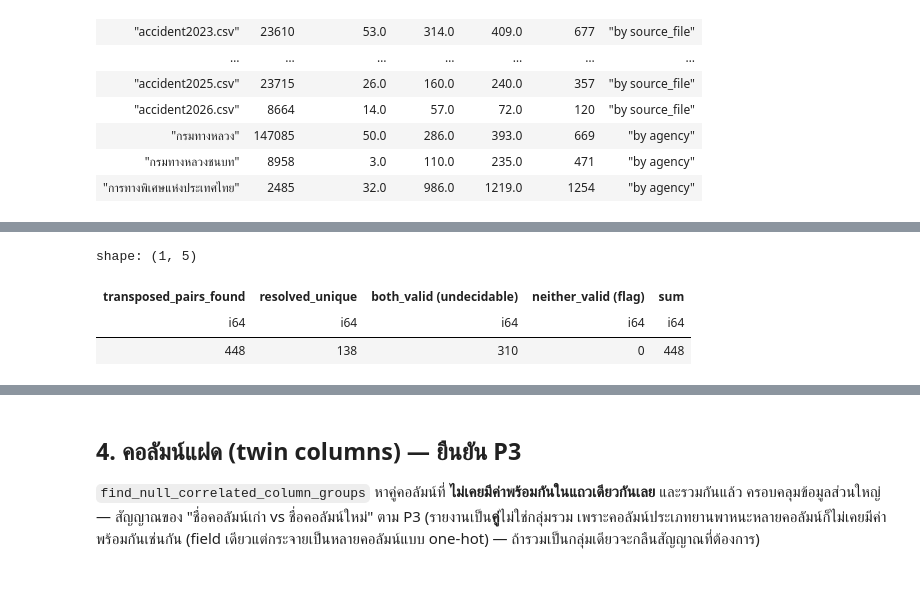
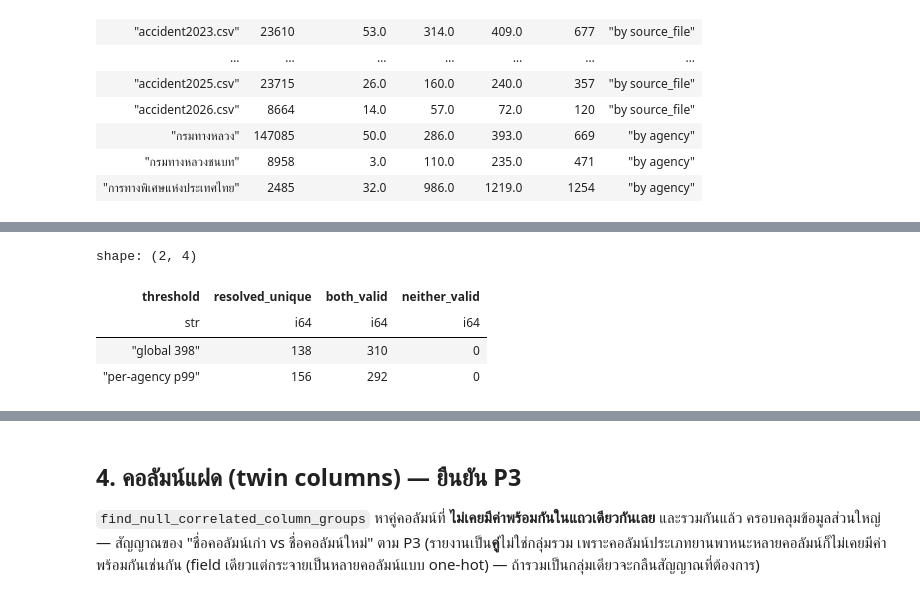
Before and after one commit to PhidPhew/car-insurance-accident-analysis, a Jupyter notebook: notebooks/01_data_profiling.ipynb, the cells around one changed output, grey strips where cells are left out. Drawn from its saved outputs; the diff is of its cells as text; code cells hidden in the pictures.

```diff
--- a/notebooks/01_data_profiling.ipynb
+++ b/notebooks/01_data_profiling.ipynb
@@ -479,35 +575,48 @@ shape: (11, 7)
 # %%
-REPORT_LAG_THRESHOLD_DAYS = 398  # p99 of observed distribution, see above (not the invented 90)
-
 transposed_keys = find_transposed_date_string_pairs(
     accidents_raw.filter(pl.col("ACC_CODE").is_not_null()), "ACC_CODE", "วันที่เกิดเหตุ"
 )
 
-discrimination = discriminate_transposed_date_pairs(
+discrimination_global = discriminate_transposed_date_pairs(
     accidents_raw.filter(pl.col("ACC_CODE").is_not_null()),
     "ACC_CODE",
     transposed_keys,
     "วันที่เกิดเหตุ",
     "วันที่รายงาน",
     month_first=True,
-    max_report_lag_days=REPORT_LAG_THRESHOLD_DAYS,
+    max_report_lag_days=398,
+)
+
+discrimination_per_agency = discriminate_transposed_date_pairs(
+    accidents_raw.filter(pl.col("ACC_CODE").is_not_null()),
+    "ACC_CODE",
+    transposed_keys,
+    "วันที่เกิดเหตุ",
+    "วันที่รายงาน",
+    month_first=True,
+    max_report_lag_days=thresholds_by_agency,
+    threshold_group_column="หน่วยงาน",
 )
 
 pl.DataFrame(
     [
         {
-            "transposed_pairs_found": len(transposed_keys),
-            "resolved_unique": discrimination.resolved_unique,
-            "both_valid (undecidable)": discrimination.both_valid,
-            "neither_valid (flag)": discrimination.neither_valid,
-            "sum": discrimination.resolved_unique
-            + discrimination.both_valid
-            + discrimination.neither_valid,
-        }
+            "threshold": "global 398",
+            "resolved_unique": discrimination_global.resolved_unique,
+            "both_valid": discrimination_global.both_valid,
+            "neither_valid": discrimination_global.neither_valid,
+        },
+        {
+            "threshold": "per-agency p99",
+            "resolved_unique": discrimination_per_agency.resolved_unique,
+            "both_valid": discrimination_per_agency.both_valid,
+            "neither_valid": discrimination_per_agency.neither_valid,
+        },
     ]
 )
 # %% [output]
-shape: (1, 5)
+shape: (2, 4)
-| transposed_pairs_found | resolved_unique | both_valid (undecidable) | neither_valid (flag) | sum |
-| i64 | i64 | i64 | i64 | i64 |
-| 448 | 138 | 310 | 0 | 448 |
+| threshold | resolved_unique | both_valid | neither_valid |
+| str | i64 | i64 | i64 |
+| "global 398" | 138 | 310 | 0 |
+| "per-agency p99" | 156 | 292 | 0 |
```
Also changed, not shown: parts of 19 cells of this notebook, 5 other files.
